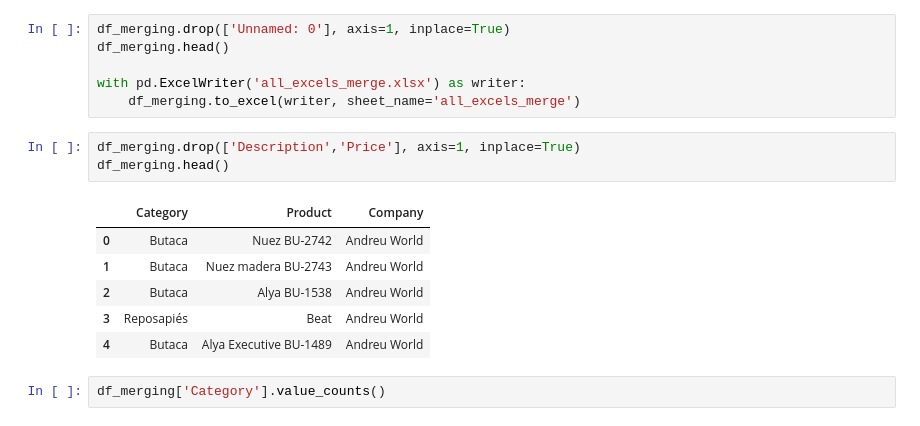
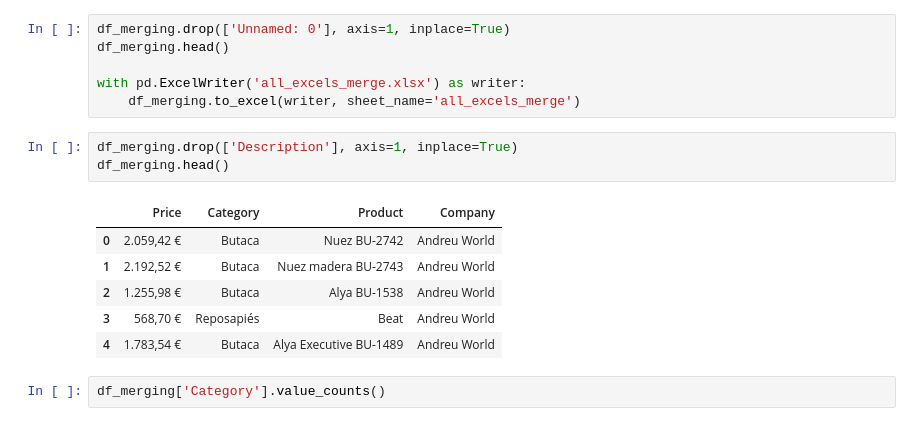
Before and after one commit to Karim-Medlej/Business-Analysis-Project, a Jupyter notebook: id_merge.ipynb, the cells around one changed output. Drawn from its saved outputs; the diff is of its cells as text.

```diff
--- a/id_merge.ipynb
+++ b/id_merge.ipynb
@@ -123,15 +123,15 @@ df_merging.head()
 with pd.ExcelWriter('all_excels_merge.xlsx') as writer:
     df_merging.to_excel(writer, sheet_name='all_excels_merge')
 # %%
-df_merging.drop(['Description','Price'], axis=1, inplace=True)
+df_merging.drop(['Description'], axis=1, inplace=True)
 df_merging.head()
 # %% [output]
-|  | Category | Product | Company |
-| 0 | Butaca | Nuez BU-2742 | Andreu World |
-| 1 | Butaca | Nuez madera BU-2743 | Andreu World |
-| 2 | Butaca | Alya BU-1538 | Andreu World |
-| 3 | Reposapiés | Beat | Andreu World |
-| 4 | Butaca | Alya Executive BU-1489 | Andreu World |
+|  | Price | Category | Product | Company |
+| 0 | 2.059,42 € | Butaca | Nuez BU-2742 | Andreu World |
+| 1 | 2.192,52 € | Butaca | Nuez madera BU-2743 | Andreu World |
+| 2 | 1.255,98 € | Butaca | Alya BU-1538 | Andreu World |
+| 3 | 568,70 € | Reposapiés | Beat | Andreu World |
+| 4 | 1.783,54 € | Butaca | Alya Executive BU-1489 | Andreu World |
 # %%
 df_merging['Category'].value_counts()
 # %% [output]
```
Also changed, not shown: parts of 6 cells of this notebook, 6 other files.
